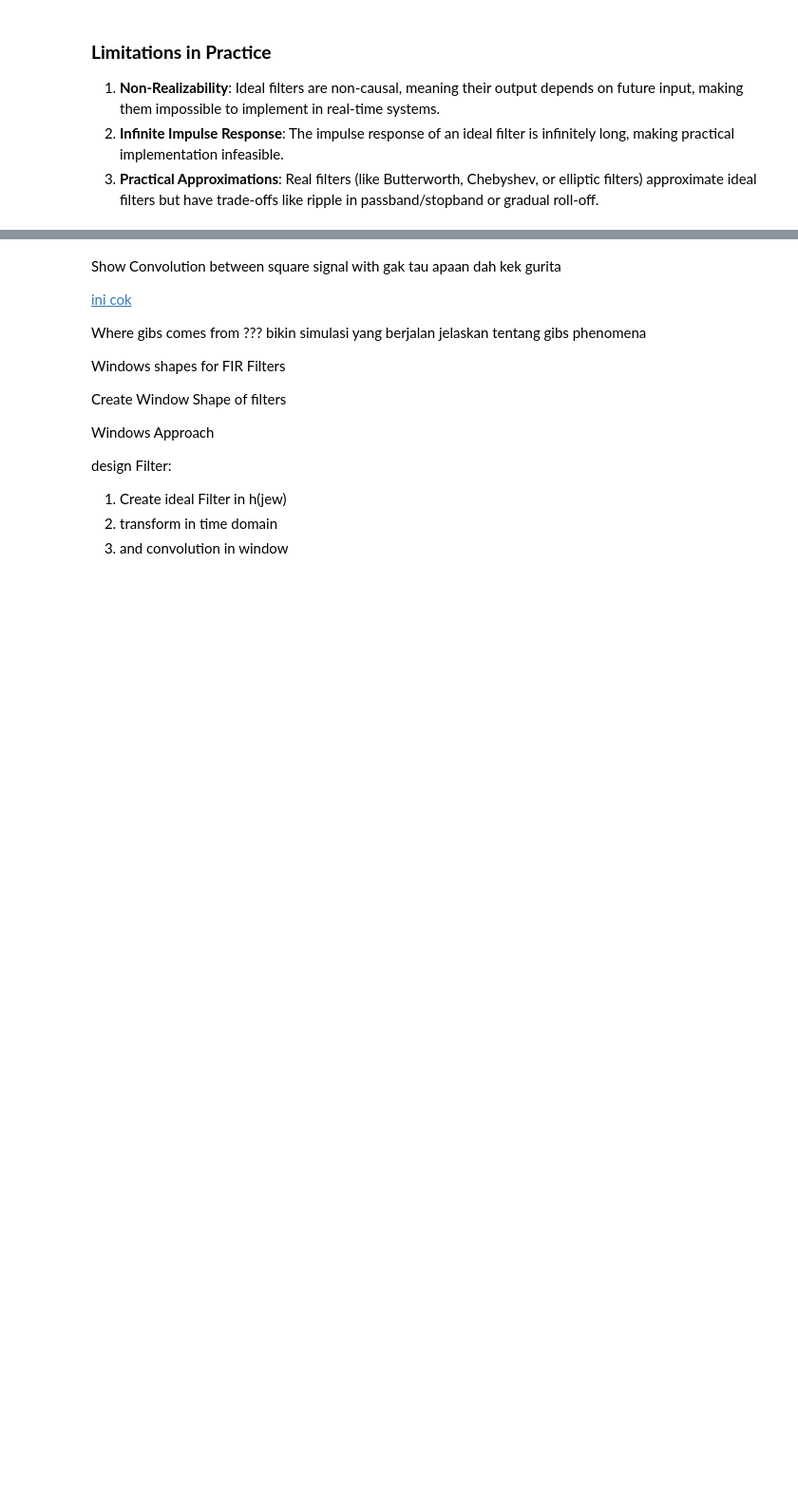
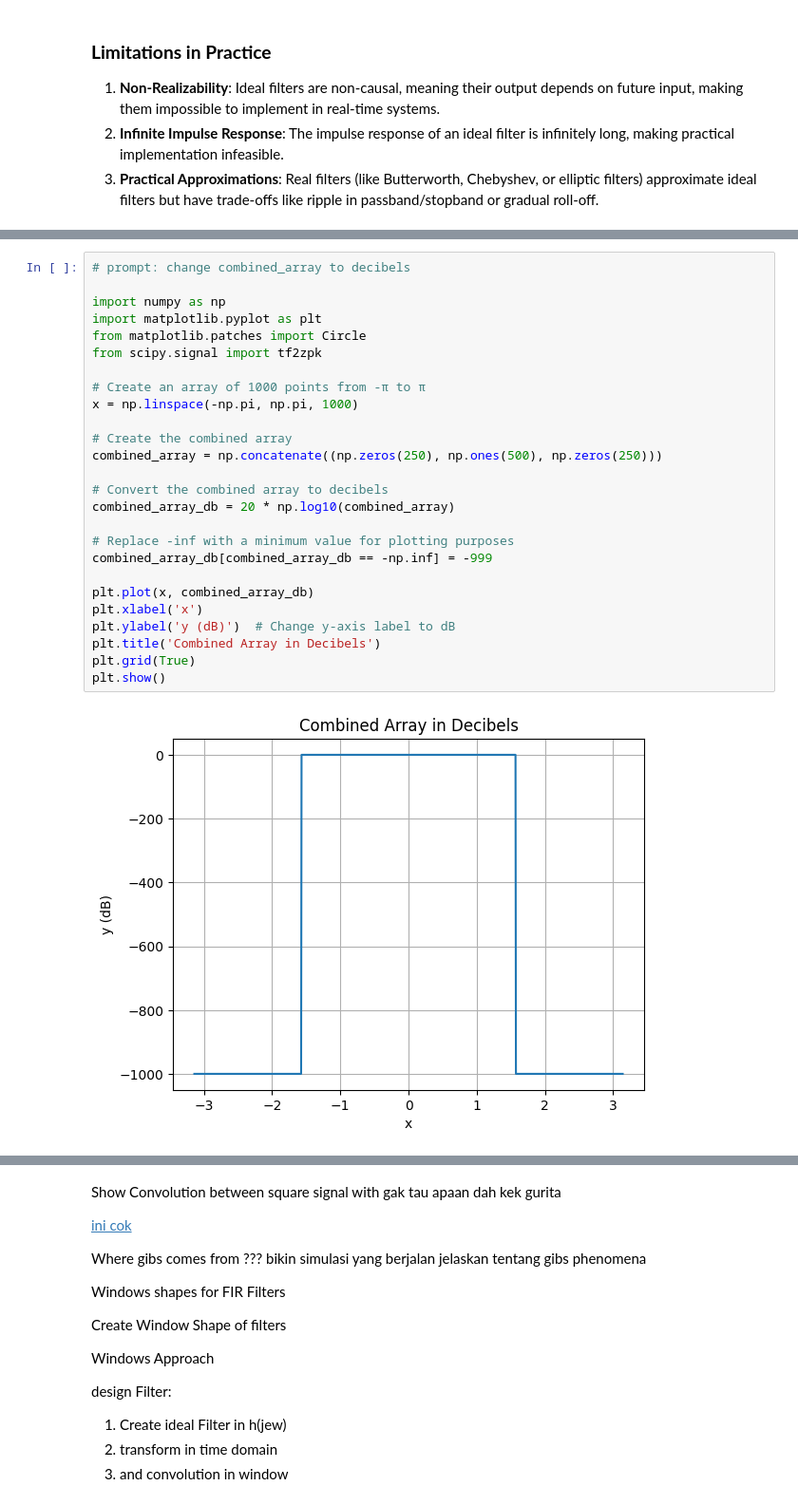
Before and after one commit to zharfanw/zhongshan_dsp_python, a Jupyter notebook: 11_Filter_Introduction.ipynb, the cells around one changed output, grey strips where cells are left out. Shown: that part at 95% size. Drawn from its saved outputs; the diff is of its cells as text; blank space fills up the shorter version.

```diff
--- a/11_Filter_Introduction.ipynb
+++ b/11_Filter_Introduction.ipynb
@@ -182,0 +280,28 @@ $
+# %%
+# prompt: change combined_array to decibels
+
+import numpy as np
+import matplotlib.pyplot as plt
+from matplotlib.patches import Circle
+from scipy.signal import tf2zpk
+
+# Create an array of 1000 points from -π to π
+x = np.linspace(-np.pi, np.pi, 1000)
+
+# Create the combined array
+combined_array = np.concatenate((np.zeros(250), np.ones(500), np.zeros(250)))
+
+# Convert the combined array to decibels
+combined_array_db = 20 * np.log10(combined_array)
+
+# Replace -inf with a minimum value for plotting purposes
+combined_array_db[combined_array_db == -np.inf] = -999
+
+plt.plot(x, combined_array_db)
+plt.xlabel('x')
+plt.ylabel('y (dB)')  # Change y-axis label to dB
+plt.title('Combined Array in Decibels')
+plt.grid(True)
+plt.show()
+# %% [output]
+[figure, added]
```
Also changed, not shown: parts of 7 cells of this notebook.
